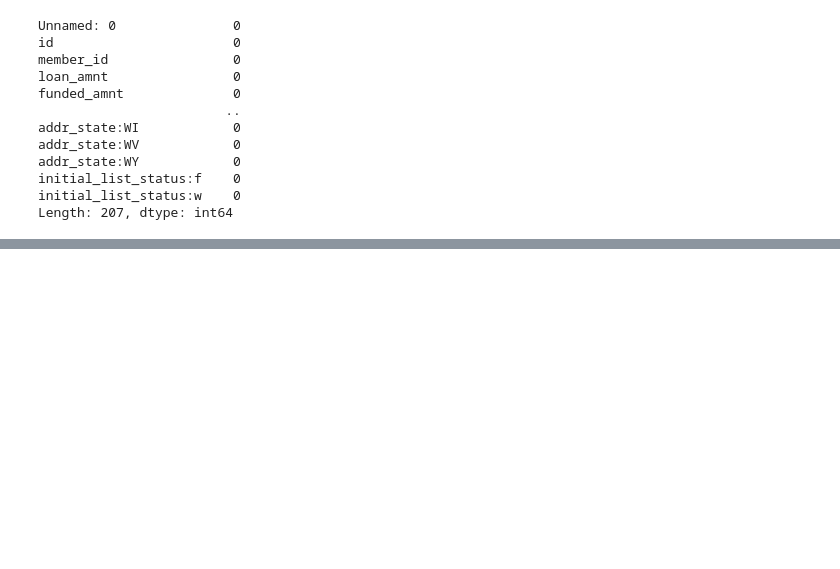
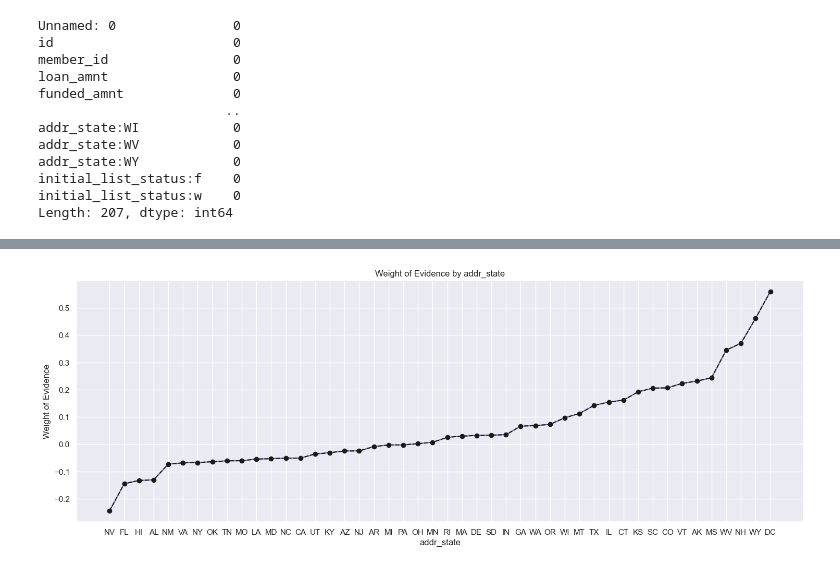
Before and after one commit to GarretHFrank/Credit_Risk_Modelling, a Jupyter notebook: Credit_Risk_Modelling.ipynb, the cells around one changed output, grey strips where cells are left out. Saved outputs shown, nothing was run; the diff lists cells and outputs as text; code cells hidden in the pictures; blank space fills up the shorter version.

```diff
--- a/Credit_Risk_Modelling.ipynb
+++ b/Credit_Risk_Modelling.ipynb
@@ -364,0 +547,5 @@ loan_data['emp_length_int'].fillna(0, inplace=True)
+# %%
+# Plot excludes last two states and first two states by WoE due to low number of observations
+plot_by_woe(df1.iloc[2: -2, :])
+# %% [output]
+[figure, added]
```
Also changed, not shown: parts of 78 cells of this notebook.
